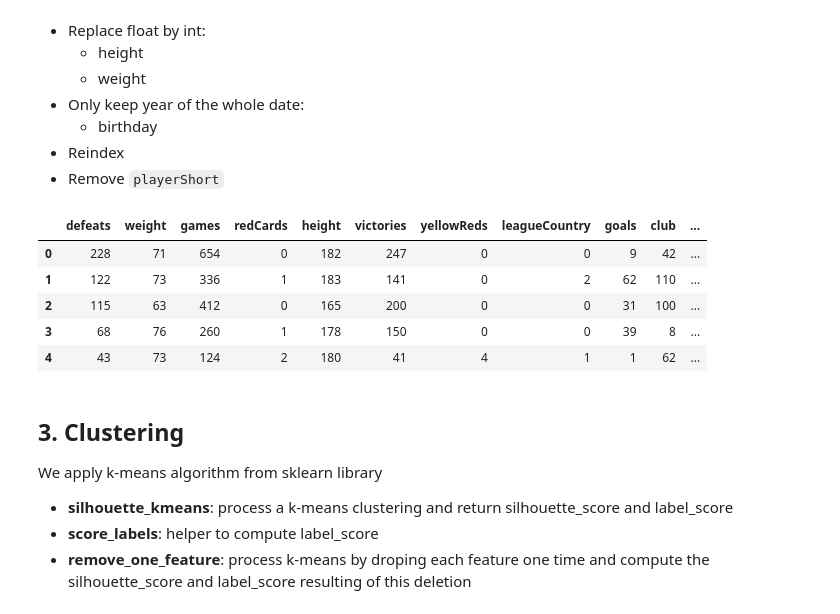
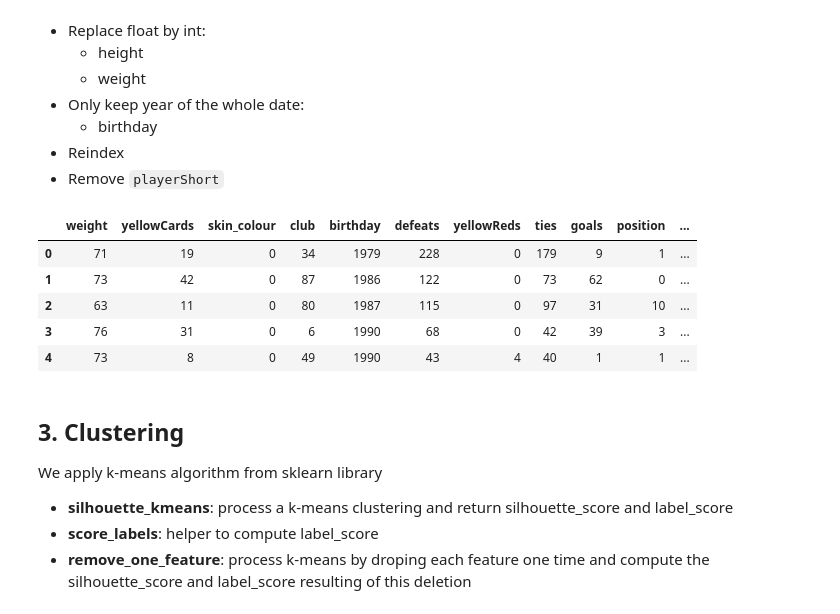
Before and after one commit to jmuth/ADA_homeworks, a Jupyter notebook: 04 - Applied ML/2_Clustering.ipynb, the cells around one changed output. Cells and saved outputs as stored; diff of their text form; code cells hidden in the pictures.

```diff
--- a/04 - Applied ML/2_Clustering.ipynb
+++ b/04 - Applied ML/2_Clustering.ipynb
@@ -36,7 +33,8 @@ In this notebook, we will try to clusterize the players into 2 groups by choosin
 ## 2.1 Aggregation
 # %%
 # load data
-df = pd.read_csv('./data/CrowdstormingDataJuly1st.csv')
+df = pd.read_csv('./data/players_no_nan.csv')
+df = df.drop('player', axis = 1)
 print("shape : ", df.shape)
 df.head(3)
 # %% [output]
@@ -82,9 +45,0 @@ array(['abdoulaye-diallo_2', 'abdoulaye-diallo_3'], dtype=object)
-# %%
-# really useless column
-col_to_remove = ['photoID']
-col_to_remove += ['player']
-# columns impossible to aggregate, because represent information on referee
-col_to_remove += ['refNum', 'refCountry', 'Alpha_3', 'meanIAT', 'nIAT', 'seIAT', 'meanExp', 'nExp', 'seExp']
-# name is already contained in playerShort
-df_clean = df.drop(col_to_remove, axis=1)
-print("shape : ", df_clean.shape)
@@ -190,42 +66,42 @@ def clean_df(df):
 
     def replace_nan_by_mean(df, field):
         df[field] = df[field].fillna((df[field].mean()), inplace = False)
 
     def replace_to_id(df, fields):
         for field in fields:
             df[field] = df[field].astype('category').cat.codes
 
     def replace_to_int(df, fields):
         for field in fields:
             df[field] = df[field].astype(int)
 
     # deep copy of DataFrame and reindexing
     df_clean = pd.DataFrame.copy(df)
     df_clean = df_clean.reset_index()
 
     # deal with NaN
     replace_nan_by_mean(df_clean, 'height')
     replace_nan_by_mean(df_clean, 'weight')
 
     # format data to be processable by classifier (only integers)
     replace_to_id(df_clean, ['club', 'leagueCountry', 'position'])
     replace_to_int(df_clean, ['height', 'weight'])
     keep_year(df_clean)
+    df_clean['skin_colour'] = df_clean['skin_colour'].astype(int)
 
     # drop
-    df_clean = df_clean.drop('playerShort', axis=1)
-    df_clean['skin_colour'] = df_clean['skin_colour'].astype(int)
+    df_clean = df_clean.drop('index', axis = 1)
     return df_clean
 
-df_player_to_id = clean_df(df_player_color)
+df_player_to_id = clean_df(df)
 df_player_to_id.head(5)
 # %% [output]
-|  | defeats | weight | games | redCards | height | victories | yellowReds | leagueCountry | goals | club | ... |
-| 0 | 228 | 71 | 654 | 0 | 182 | 247 | 0 | 0 | 9 | 42 | ... |
-| 1 | 122 | 73 | 336 | 1 | 183 | 141 | 0 | 2 | 62 | 110 | ... |
-| 2 | 115 | 63 | 412 | 0 | 165 | 200 | 0 | 0 | 31 | 100 | ... |
-| 3 | 68 | 76 | 260 | 1 | 178 | 150 | 0 | 0 | 39 | 8 | ... |
-| 4 | 43 | 73 | 124 | 2 | 180 | 41 | 4 | 1 | 1 | 62 | ... |
+|  | weight | yellowCards | skin_colour | club | birthday | defeats | yellowReds | ties | goals | position | ... |
+| 0 | 71 | 19 | 0 | 34 | 1979 | 228 | 0 | 179 | 9 | 1 | ... |
+| 1 | 73 | 42 | 0 | 87 | 1986 | 122 | 0 | 73 | 62 | 0 | ... |
+| 2 | 63 | 11 | 0 | 80 | 1987 | 115 | 0 | 97 | 31 | 10 | ... |
+| 3 | 76 | 31 | 0 | 6 | 1990 | 68 | 0 | 42 | 39 | 3 | ... |
+| 4 | 73 | 8 | 0 | 49 | 1990 | 43 | 4 | 40 | 1 | 1 | ... |
 # %% [markdown]
 ## 3. Clustering
 
```
Also changed, not shown: parts of 17 cells of this notebook.
